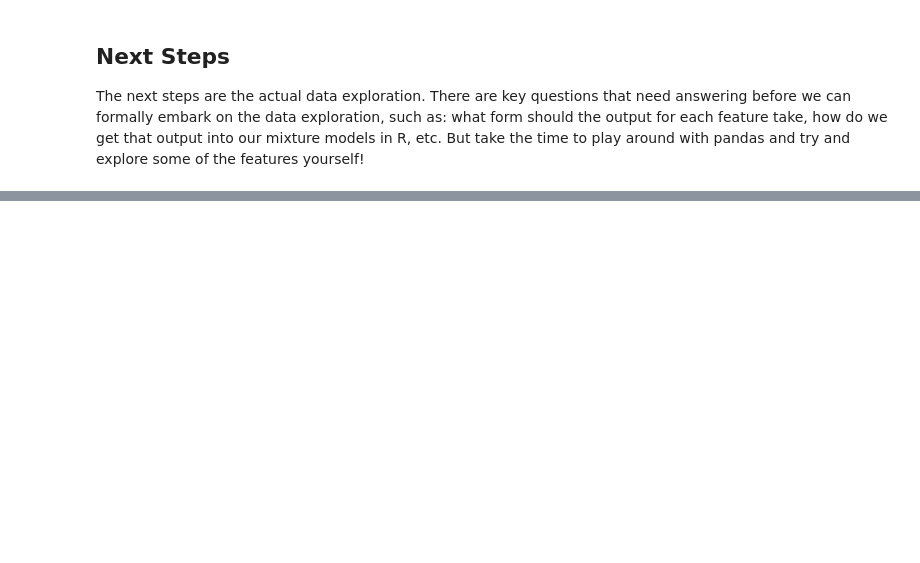
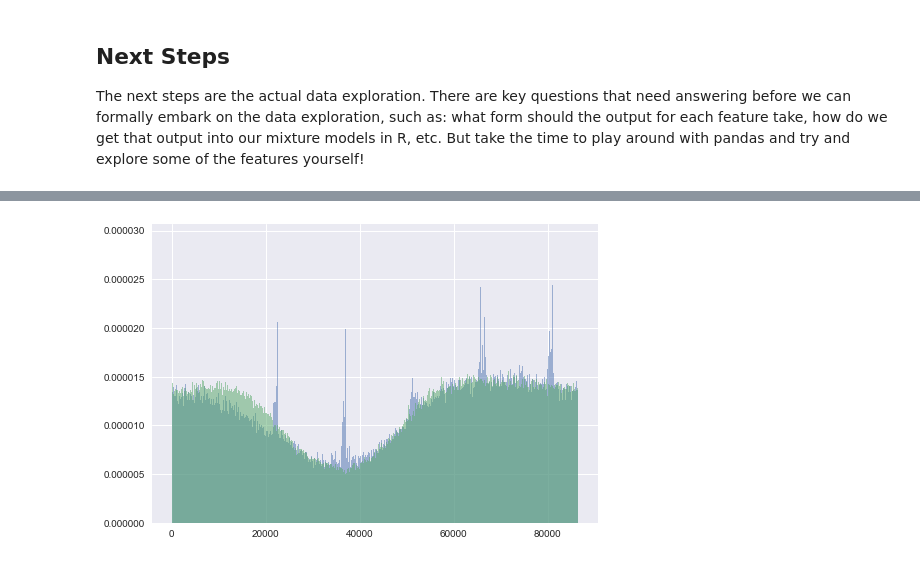
Before and after one commit to jbarrow/cmsc_773, a Jupyter notebook: DataExploration.ipynb, the cells around one changed output, grey strips where cells are left out. Drawn from its saved outputs; the diff is of its cells as text; code cells hidden in the pictures; blank space fills up the shorter version.

```diff
--- a/DataExploration.ipynb
+++ b/DataExploration.ipynb
@@ -16,10 +12,0 @@ Load store.  Update paths here as needed depending on where your data is
-# %%
-config = {
-    'mask': './**/**/*.posts',
-    'train_mask': './**/**/TRAIN.txt',
-    'test_mask': './**/**/TEST.txt',
-    'dev_mask': './**/**/DEV.txt',
-    'parse': False
-}
-
-store = store.Store('data.h5', config=config)
@@ -57,0 +28,14 @@ data = read_data(mask='./controls/suicidewatch_controls/*.posts')
+# %%
+config = {
+    'mask': './**/**/*.posts',
+    'train_mask': './**/**/TRAIN.txt',
+    'test_mask': './**/**/TEST.txt',
+    'dev_mask': './**/**/DEV.txt',
+    'sample_mask': './SAMPLE.txt',
+    'parse': False
+}
+
+load = store.Store('data.h5', config=config, overwrite=True)
+data = load.data
+
+#data = read_data(mask='./controls/suicidewatch_controls/*.posts')
@@ -187,0 +199,2 @@ The next steps are the actual data exploration. There are key questions that nee
+# %%
+controls, positives = data[data['user_id'] < 0]['time'], data[data['user_id'] > 0]['time']
@@ -187,0 +205,11 @@ The next steps are the actual data exploration. There are key questions that nee
+# %%
+def time_since_midnight(t):
+    return (t.hour * 3600) + (t.minute * 60) + t.second + (t.microsecond / 1000000.0)
+
+controls_seconds = controls.apply(lambda t: time_since_midnight(t.time()))
+positives_seconds = positives.apply(lambda t: time_since_midnight(t.time()))
+# %%
+_ = plt.hist(controls_seconds, bins=1000, alpha=0.5, normed=True)
+_ = plt.hist(positives_seconds, bins=1000, alpha=0.5, normed=True)
+# %% [output]
+[figure, added]
```
Also changed, not shown: parts of 24 cells of this notebook, 6 other files.
